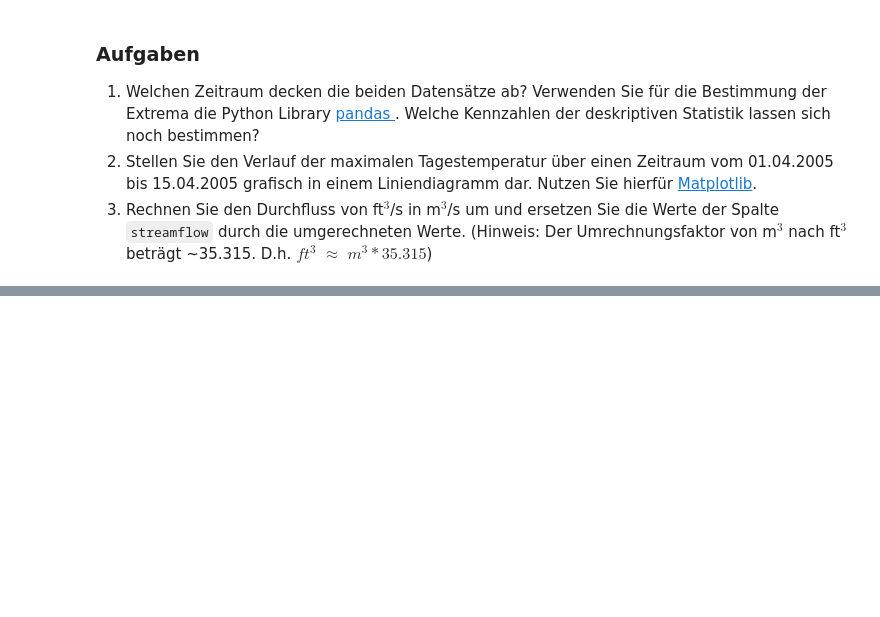
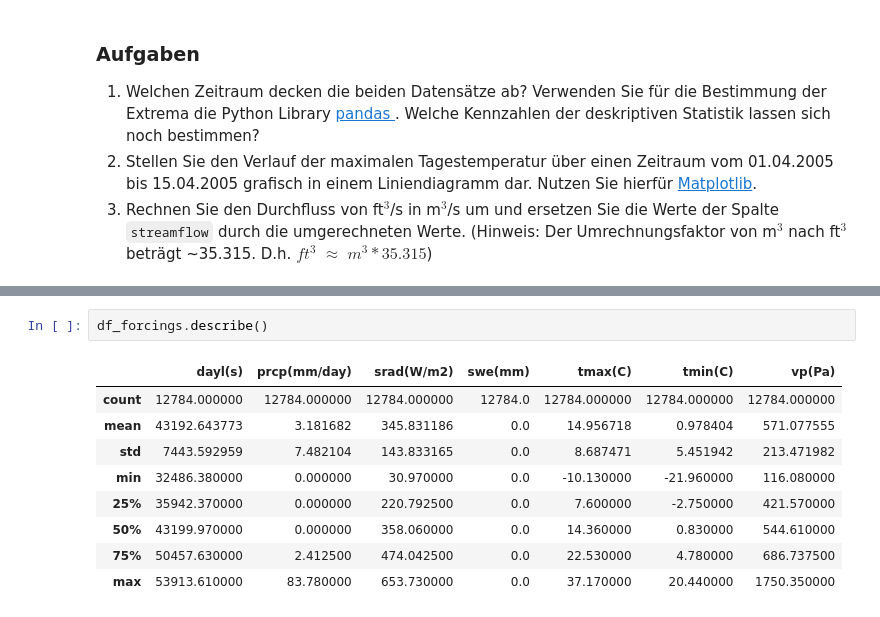
Before and after one commit to SebaDro/hydrological-analysis-tutorial, a Jupyter notebook: analysis-tutorial.ipynb, the cells around one changed output, grey strips where cells are left out. Saved outputs shown, nothing was run; the diff lists cells and outputs as text; blank space fills up the shorter version.

```diff
--- a/analysis-tutorial.ipynb
+++ b/analysis-tutorial.ipynb
@@ -84,0 +90,12 @@ df_streamflow["1995-01":"1995-12"].plot(y="streamflow", title="Durchfluss für d
+# %%
+df_forcings.describe()
+# %% [output]
+|  | dayl(s) | prcp(mm/day) | srad(W/m2) | swe(mm) | tmax(C) | tmin(C) | vp(Pa) |
+| count | 12784.000000 | 12784.000000 | 12784.000000 | 12784.0 | 12784.000000 | 12784.000000 | 12784.000000 |
+| mean | 43192.643773 | 3.181682 | 345.831186 | 0.0 | 14.956718 | 0.978404 | 571.077555 |
+| std | 7443.592959 | 7.482104 | 143.833165 | 0.0 | 8.687471 | 5.451942 | 213.471982 |
+| min | 32486.380000 | 0.000000 | 30.970000 | 0.0 | -10.130000 | -21.960000 | 116.080000 |
+| 25% | 35942.370000 | 0.000000 | 220.792500 | 0.0 | 7.600000 | -2.750000 | 421.570000 |
+| 50% | 43199.970000 | 0.000000 | 358.060000 | 0.0 | 14.360000 | 0.830000 | 544.610000 |
+| 75% | 50457.630000 | 2.412500 | 474.042500 | 0.0 | 22.530000 | 4.780000 | 686.737500 |
+| max | 53913.610000 | 83.780000 | 653.730000 | 0.0 | 37.170000 | 20.440000 | 1750.350000 |
```
Also changed, not shown: parts of 11 cells of this notebook.
